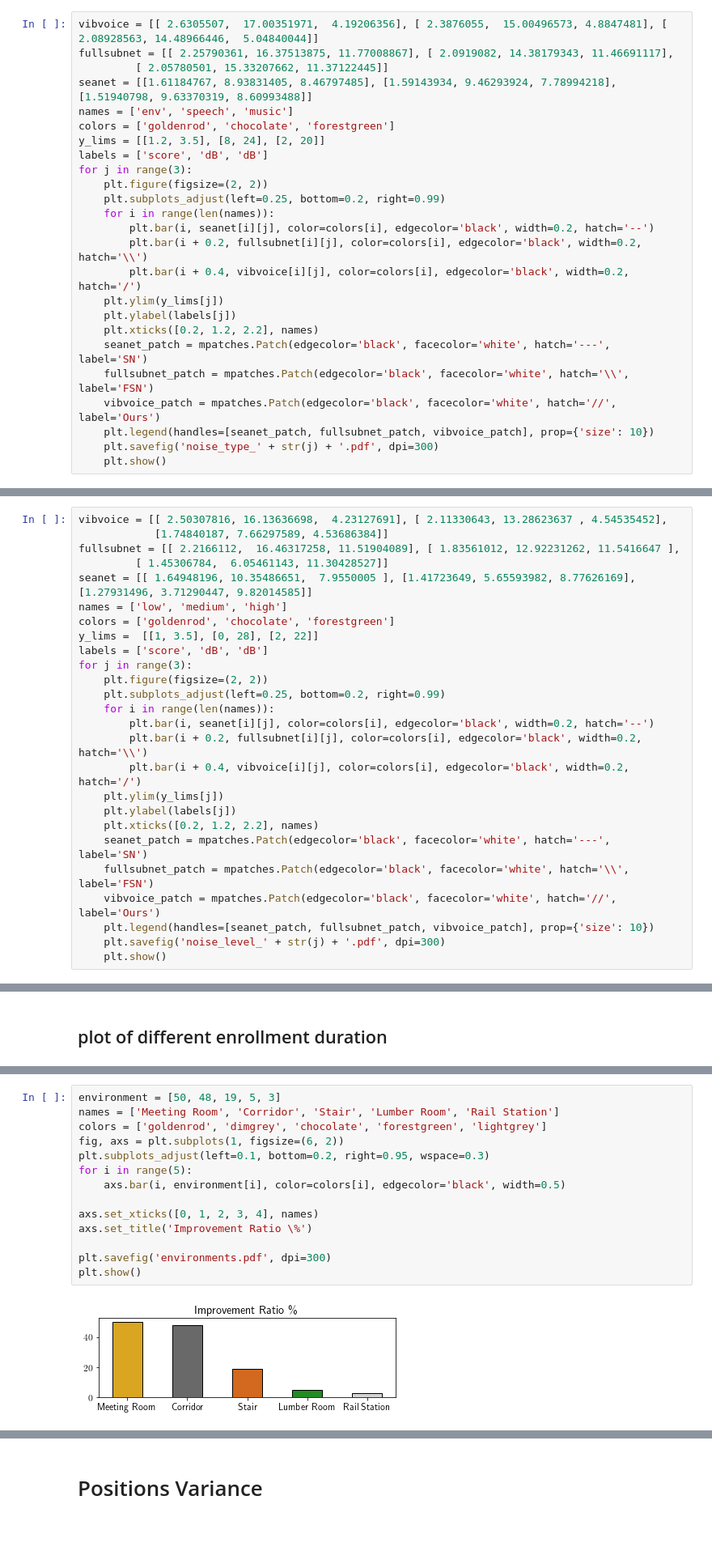
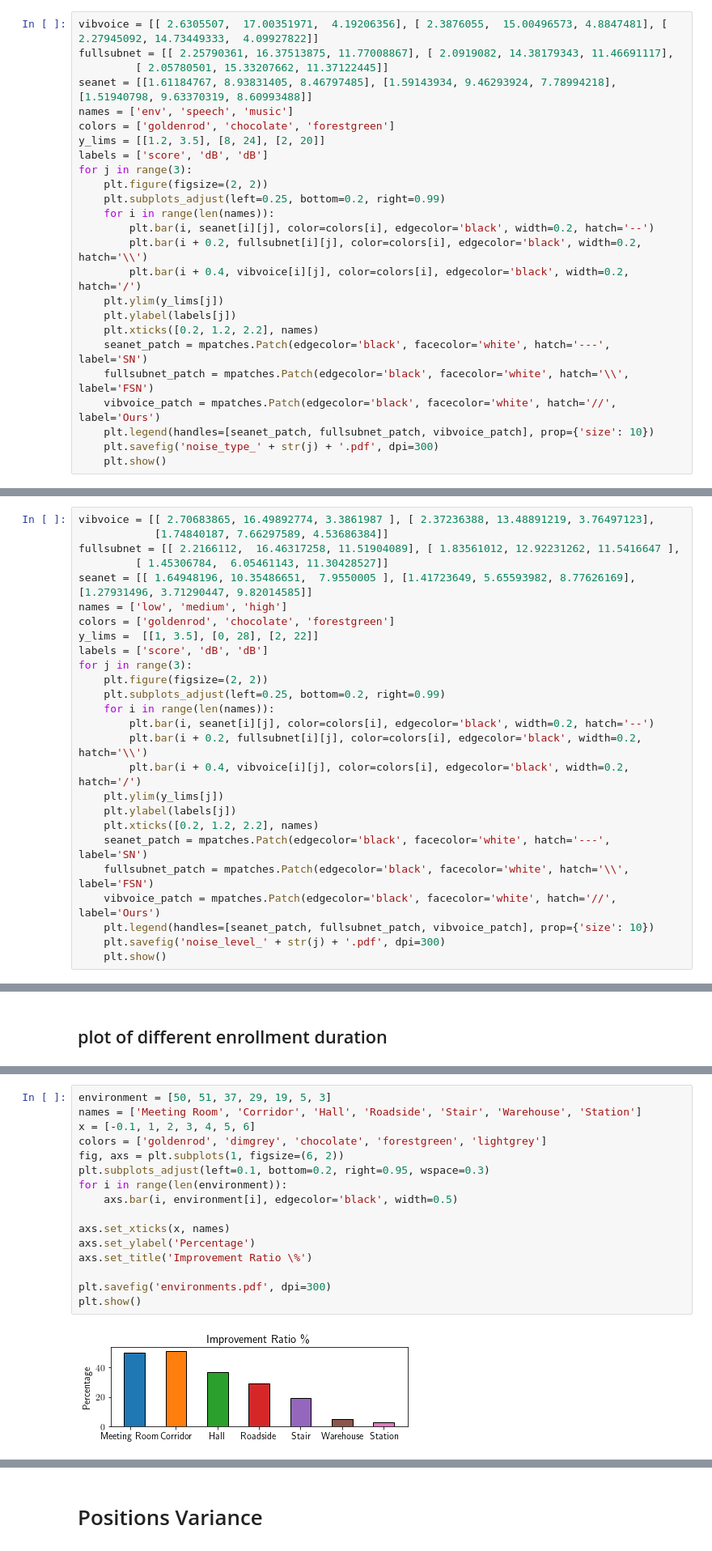
Before and after one commit to lixinghe1999/audioproject, a Jupyter notebook: enhancement/plot/plot.ipynb, the cells around one changed output, grey strips where cells are left out. Shown at 81% size. Cells and saved outputs as stored; diff of their text form.

```diff
--- a/enhancement/plot/plot.ipynb
+++ b/enhancement/plot/plot.ipynb
@@ -11,7 +11,7 @@ import os
 # %% [markdown]
 ## plot of different noise type
 # %%
-vibvoice = [[ 2.6305507,  17.00351971,  4.19206356], [ 2.3876055,  15.00496573, 4.8847481], [ 2.08928563, 14.48966446,  5.04840044]]
+vibvoice = [[ 2.6305507,  17.00351971,  4.19206356], [ 2.3876055,  15.00496573, 4.8847481], [ 2.27945092, 14.73449333,  4.09927822]]
 fullsubnet = [[ 2.25790361, 16.37513875, 11.77008867], [ 2.0919082, 14.38179343, 11.46691117],
          [ 2.05780501, 15.33207662, 11.37122445]]
 seanet = [[1.61184767, 8.93831405, 8.46797485], [1.59143934, 9.46293924, 7.78994218], [1.51940798, 9.63370319, 8.60993488]]
@@ -42,7 +42,7 @@ for j in range(3):
 # %% [markdown]
   ## plot of different noise level
 # %%
-vibvoice = [[ 2.50307816, 16.13636698,  4.23127691], [ 2.11330643, 13.28623637 , 4.54535452],
+vibvoice = [[ 2.70683865, 16.49892774, 3.3861987 ], [ 2.37236388, 13.48891219, 3.76497123],
             [1.74840187, 7.66297589, 4.53686384]]
 fullsubnet = [[ 2.2166112,  16.46317258, 11.51904089], [ 1.83561012, 12.92231262, 11.5416647 ],
          [ 1.45306784,  6.05461143, 11.30428527]]
@@ -135,17 +160,19 @@ for j in range(3):
 # %%
-environment = [50, 48, 19, 5, 3]
-names = ['Meeting Room', 'Corridor', 'Stair', 'Lumber Room', 'Rail Station']
+environment = [50, 51, 37, 29, 19, 5, 3]
+names = ['Meeting Room', 'Corridor', 'Hall', 'Roadside', 'Stair', 'Warehouse', 'Station']
+x = [-0.1, 1, 2, 3, 4, 5, 6]
 colors = ['goldenrod', 'dimgrey', 'chocolate', 'forestgreen', 'lightgrey']
 fig, axs = plt.subplots(1, figsize=(6, 2))
 plt.subplots_adjust(left=0.1, bottom=0.2, right=0.95, wspace=0.3)
-for i in range(5):
-    axs.bar(i, environment[i], color=colors[i], edgecolor='black', width=0.5)
+for i in range(len(environment)):
+    axs.bar(i, environment[i], edgecolor='black', width=0.5)
 
-axs.set_xticks([0, 1, 2, 3, 4], names)
+axs.set_xticks(x, names)
+axs.set_ylabel('Percentage')
 axs.set_title('Improvement Ratio \%')
 
 plt.savefig('environments.pdf', dpi=300)
 plt.show()
 # %% [output]
-[figure, old version]
+[figure, new version]
 # %%
```
Also changed, not shown: parts of 8 cells of this notebook, 4 other files.
